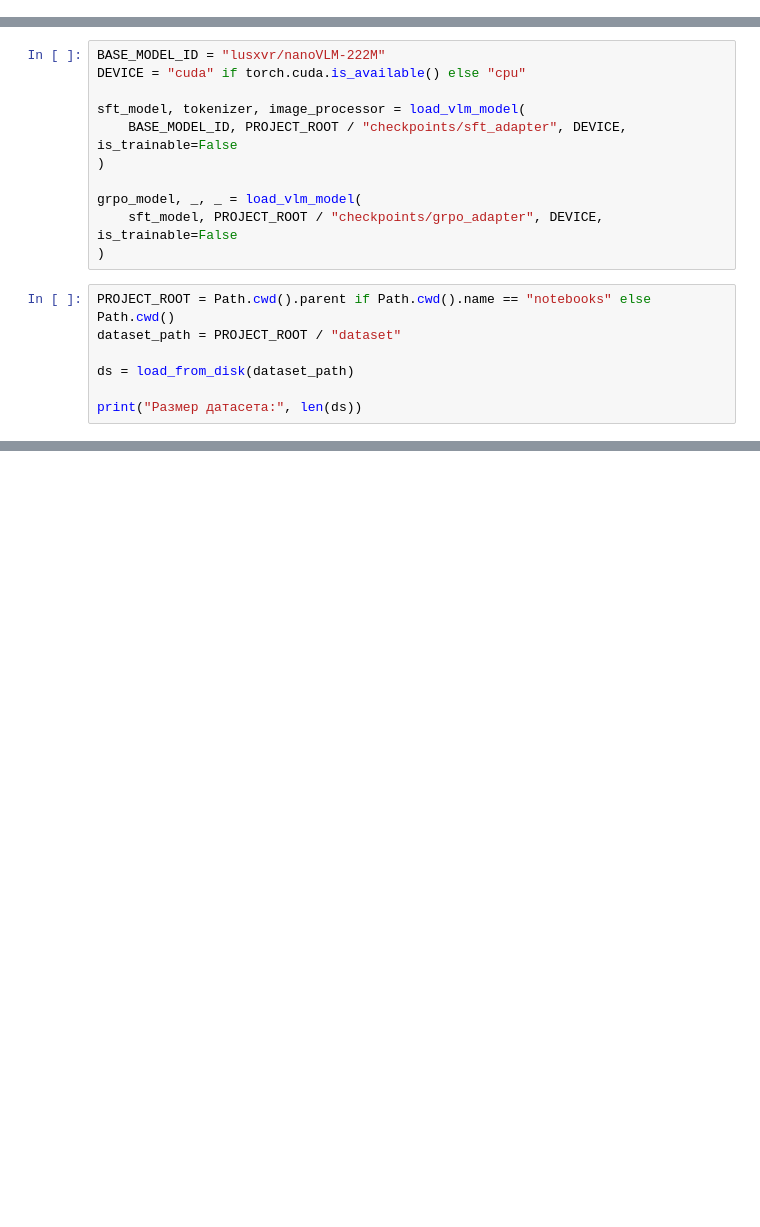
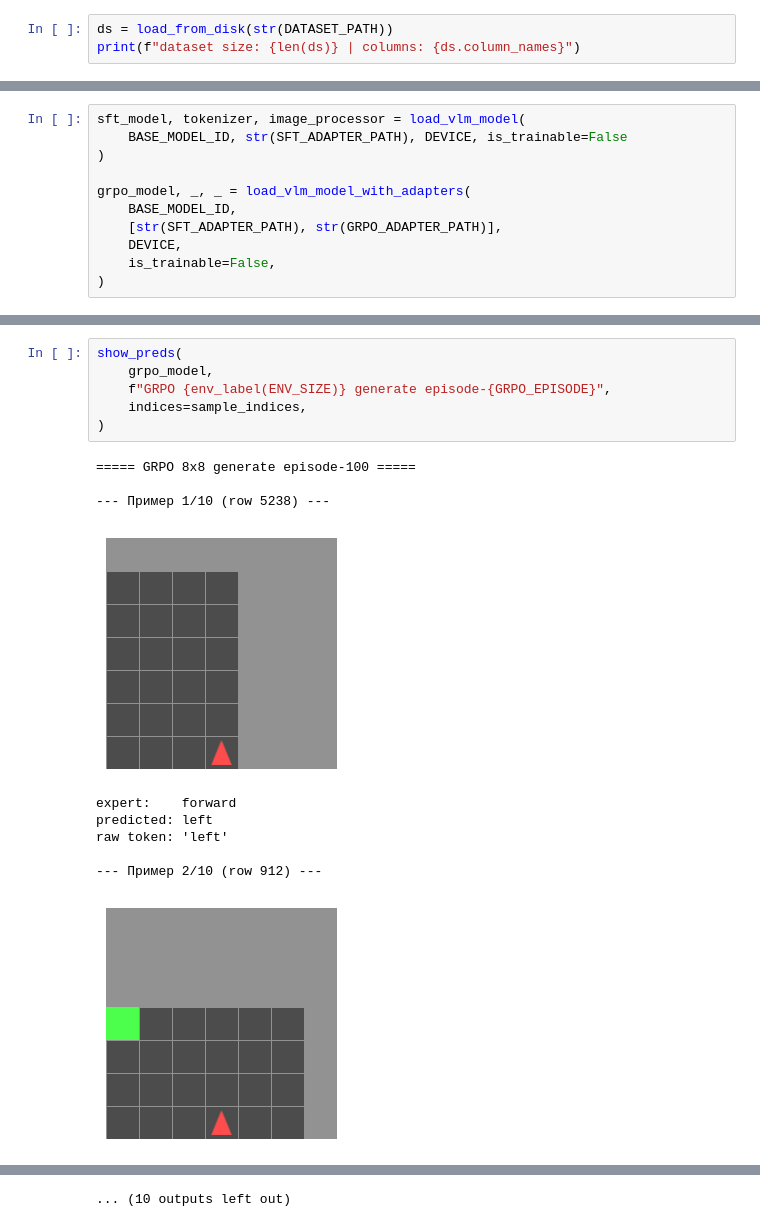
Before and after one commit to romplle/grpo-vs-sft-ood, a Jupyter notebook: notebooks/quick_test.ipynb, the cells around one changed output, grey strips where cells are left out. Cells and saved outputs as stored; diff of their text form; blank space fills up the shorter version.

Commit message:
chore: remove stale data notebook and refresh quick_test

```diff
--- a/notebooks/quick_test.ipynb
+++ b/notebooks/quick_test.ipynb
@@ -18,0 +63,3 @@ W0507 21:37:28.193000 10768 torch\distributed\elastic\multiprocessing\redirects.
+# %%
+ds = load_from_disk(str(DATASET_PATH))
+print(f"dataset size: {len(ds)} | columns: {ds.column_names}")
@@ -19,18 +68,11 @@ W0507 21:37:28.193000 10768 torch\distributed\elastic\multiprocessing\redirects.
 # %%
-BASE_MODEL_ID = "lusxvr/nanoVLM-222M"
-DEVICE = "cuda" if torch.cuda.is_available() else "cpu"
-
 sft_model, tokenizer, image_processor = load_vlm_model(
-    BASE_MODEL_ID, PROJECT_ROOT / "checkpoints/sft_adapter", DEVICE, is_trainable=False
+    BASE_MODEL_ID, str(SFT_ADAPTER_PATH), DEVICE, is_trainable=False
 )
 
-grpo_model, _, _ = load_vlm_model(
-    sft_model, PROJECT_ROOT / "checkpoints/grpo_adapter", DEVICE, is_trainable=False
+grpo_model, _, _ = load_vlm_model_with_adapters(
+    BASE_MODEL_ID,
+    [str(SFT_ADAPTER_PATH), str(GRPO_ADAPTER_PATH)],
+    DEVICE,
+    is_trainable=False,
 )
-# %%
-PROJECT_ROOT = Path.cwd().parent if Path.cwd().name == "notebooks" else Path.cwd()
-dataset_path = PROJECT_ROOT / "dataset"
-
-ds = load_from_disk(dataset_path)
-
-print("Размер датасета:", len(ds))
@@ -174,0 +157,17 @@ Raw output: Forward
+# %%
+show_preds(
+    grpo_model,
+    f"GRPO {env_label(ENV_SIZE)} generate episode-{GRPO_EPISODE}",
+    indices=sample_indices,
+)
+# %% [output]
+===== GRPO 8x8 generate episode-100 =====
+
+--- Пример 1/10 (row 5238) ---
+[figure, added]
+expert:    forward
+predicted: left
+raw token: 'left'
+
+--- Пример 2/10 (row 912) ---
+[figure, added]
@@ -174,0 +198 @@ Raw output: Forward
+... (10 outputs left out)
```
Also changed, not shown: parts of 12 cells of this notebook, 2 other files.
